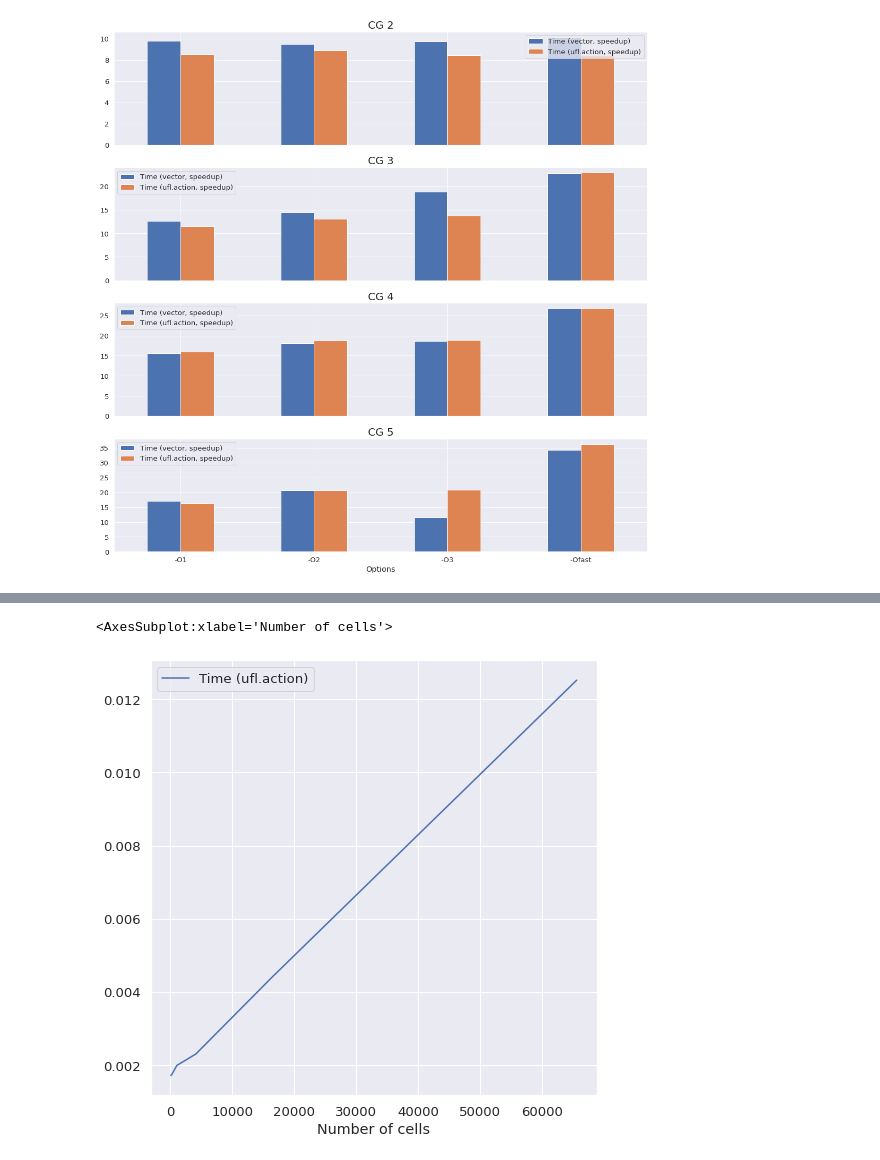
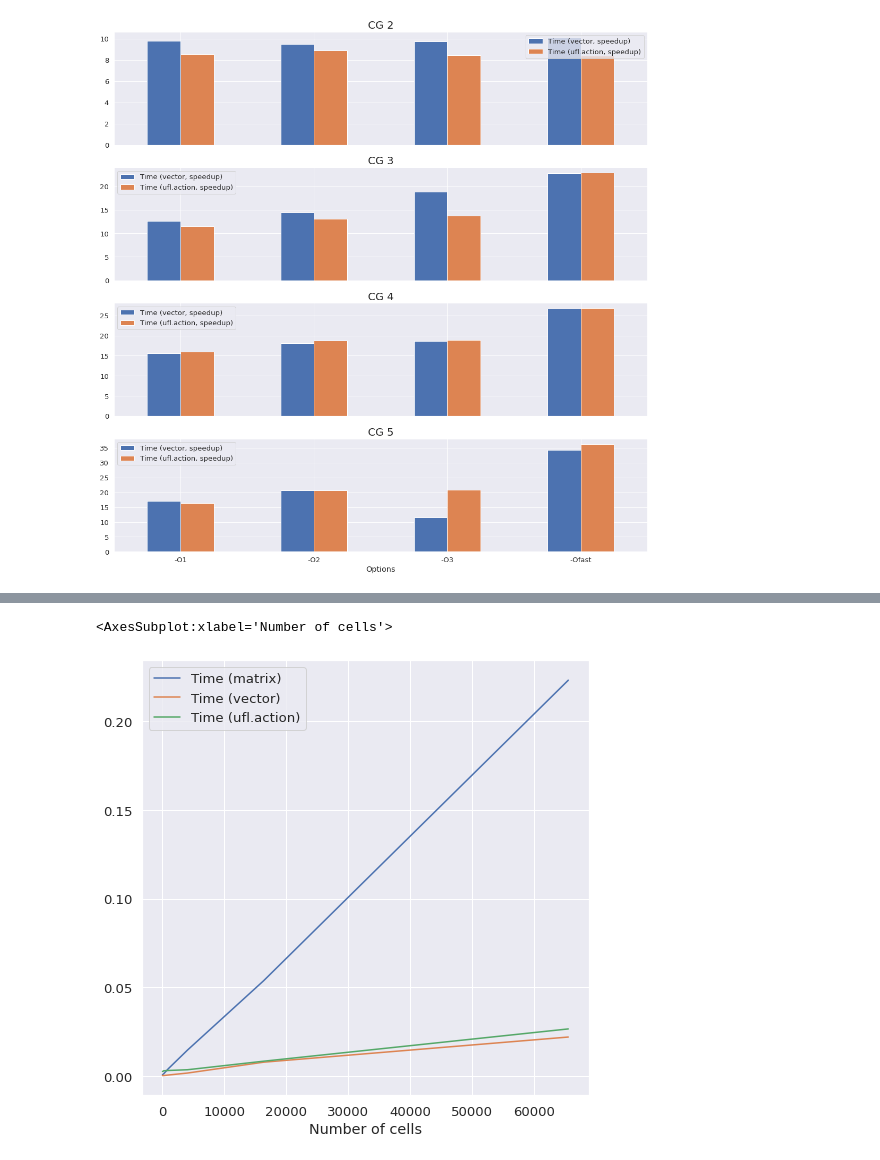
Before and after one commit to adeebkor/fenicsx-fus, a Jupyter notebook: examples/postprocess_cost.ipynb, the cells around one changed output, grey strips where cells are left out. Drawn from its saved outputs; the diff is of its cells as text; code cells hidden in the pictures.

Commit message:
Update plots

```diff
--- a/examples/postprocess_cost.ipynb
+++ b/examples/postprocess_cost.ipynb
@@ -124,10 +120,10 @@ plt.savefig("max_speedup_degree_3d.pdf")
 # %%
 fig, ax = plt.subplots(figsize=(8, 8))
 
-df_2d.set_index("Options").loc["-Ofast"].set_index("Degree").loc[2].plot(ax=ax, x="Number of cells", y="Time (ufl.action)")
+df_2d.set_index("Options").loc["-Ofast"].set_index("Degree").loc[2].plot(ax=ax, x="Number of cells", y=["Time (matrix)", "Time (vector)", "Time (ufl.action)"])
 # %% [output]
 <AxesSubplot:xlabel='Number of cells'>
-[figure, old version]
+[figure, new version]
 # %%
 fig, ax = plt.subplots(figsize=(8, 8))
 
```
Also changed, not shown: parts of 7 cells of this notebook, 6 other files.
